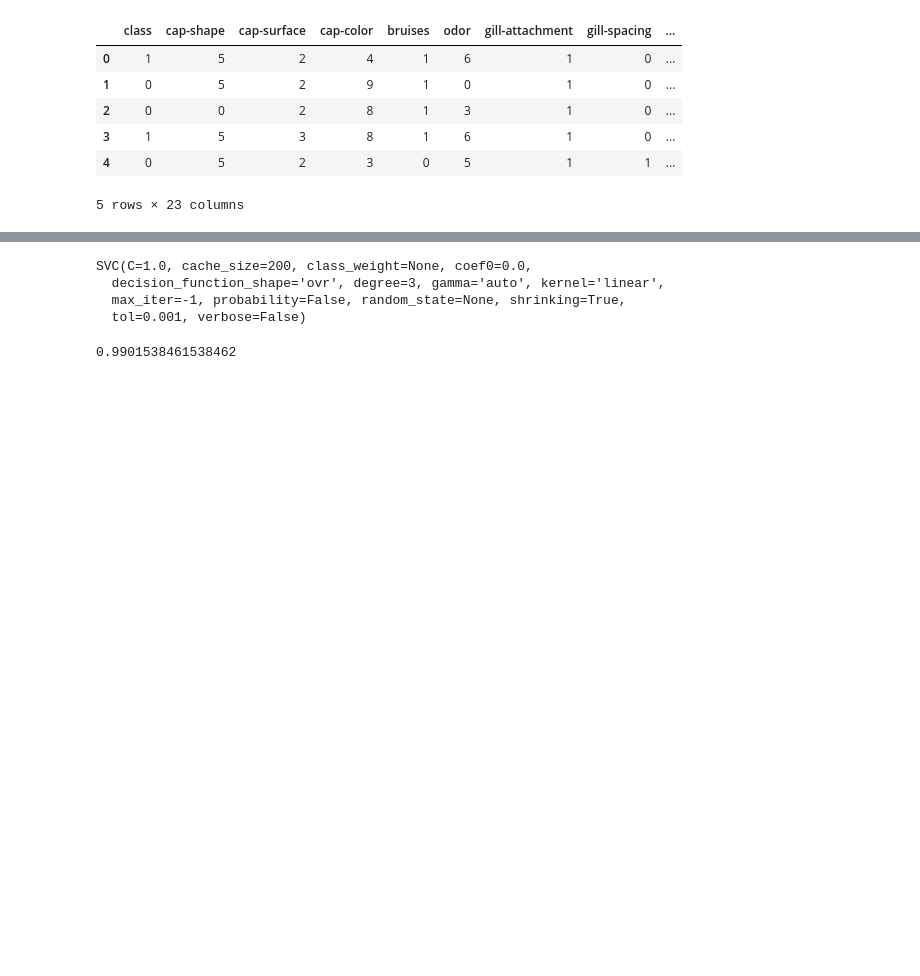
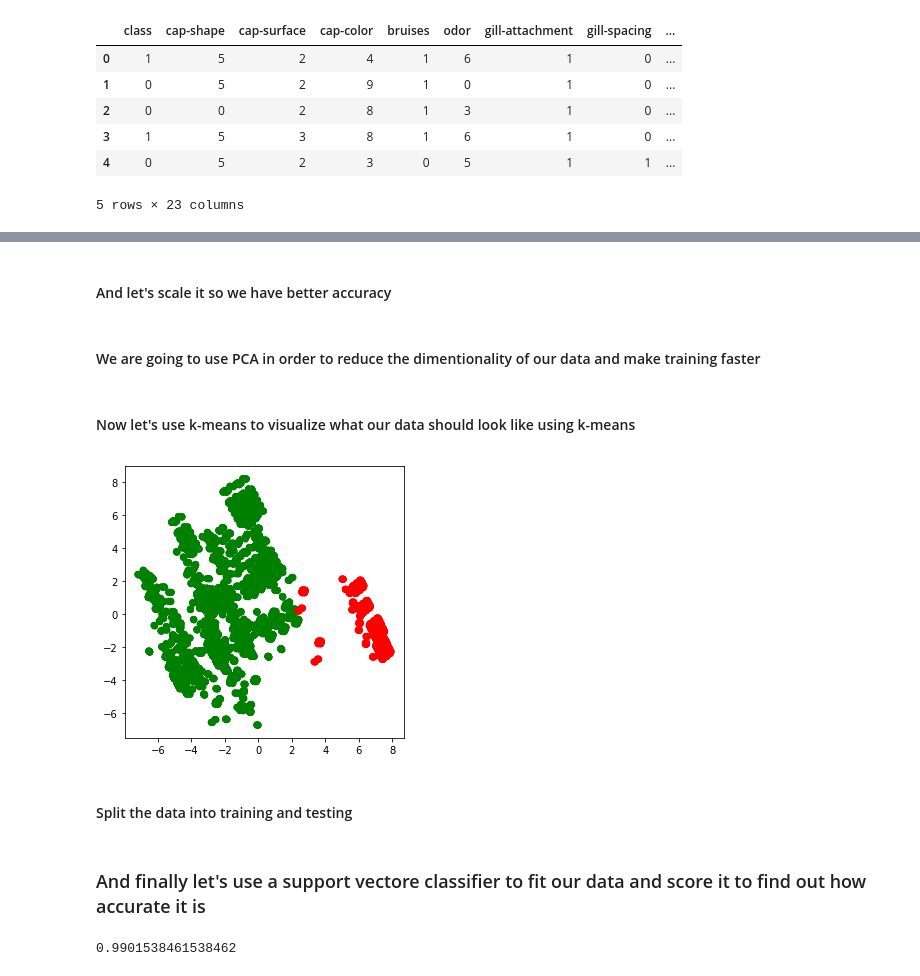
Before and after one commit to TonyCioara/Mushroom-Classifier, a Jupyter notebook: mushroom_classification.ipynb, the cells around one changed output, grey strips where cells are left out. Saved outputs shown, nothing was run; the diff lists cells and outputs as text; code cells hidden in the pictures; blank space fills up the shorter version.

```diff
--- a/mushroom_classification.ipynb
+++ b/mushroom_classification.ipynb
@@ -37,0 +53,2 @@ df.head()
+# %% [markdown]
+#### And let's scale it so we have better accuracy
@@ -37,0 +58,2 @@ df.head()
+# %% [markdown]
+#### We are going to use PCA in order to reduce the dimentionality of our data and make training faster
@@ -38 +63,23 @@ df.head()
+# %% [markdown]
+#### Now let's use k-means to visualize what our data should look like using k-means
+# %%
+N=df.values
+pca = PCA(n_components=2)
+x = pca.fit_transform(N)
+
+kmeans = KMeans(n_clusters=2, random_state=5)
+X_clustered = kmeans.fit_predict(N)
+
+LABEL_COLOR_MAP = {0 : 'r',
+                   1 : 'g'
+                  }
+
+label_color = [LABEL_COLOR_MAP[l] for l in X_clustered]
+plt.figure(figsize = (5,5))
+plt.scatter(x[:,0],x[:,1], c= label_color)
+plt.show()
+# %% [output]
+[figure, added]
+# %% [markdown]
+#### Split the data into training and testing
 # %%
@@ -45,13 +86,9 @@ X = scaler.fit_transform(X)
 X_train, X_test, y_train, y_test = train_test_split(X, y, test_size=0.2, random_state=0)
+# %% [markdown]
+### And finally let's use a support vectore classifier to fit our data and score it to find out how accurate it is
 # %%
 svc = SVC(kernel="linear")
 svc.fit(X_train, y_train)
+svc.score(X_test, y_test)
 # %% [output]
-SVC(C=1.0, cache_size=200, class_weight=None, coef0=0.0,
-  decision_function_shape='ovr', degree=3, gamma='auto', kernel='linear',
-  max_iter=-1, probability=False, random_state=None, shrinking=True,
-  tol=0.001, verbose=False)
+0.9901538461538462
-# %%
-svc.score(X_test, y_test)
-# %% [output]
-0.9901538461538462
```
Also changed, not shown: parts of 13 cells of this notebook.
